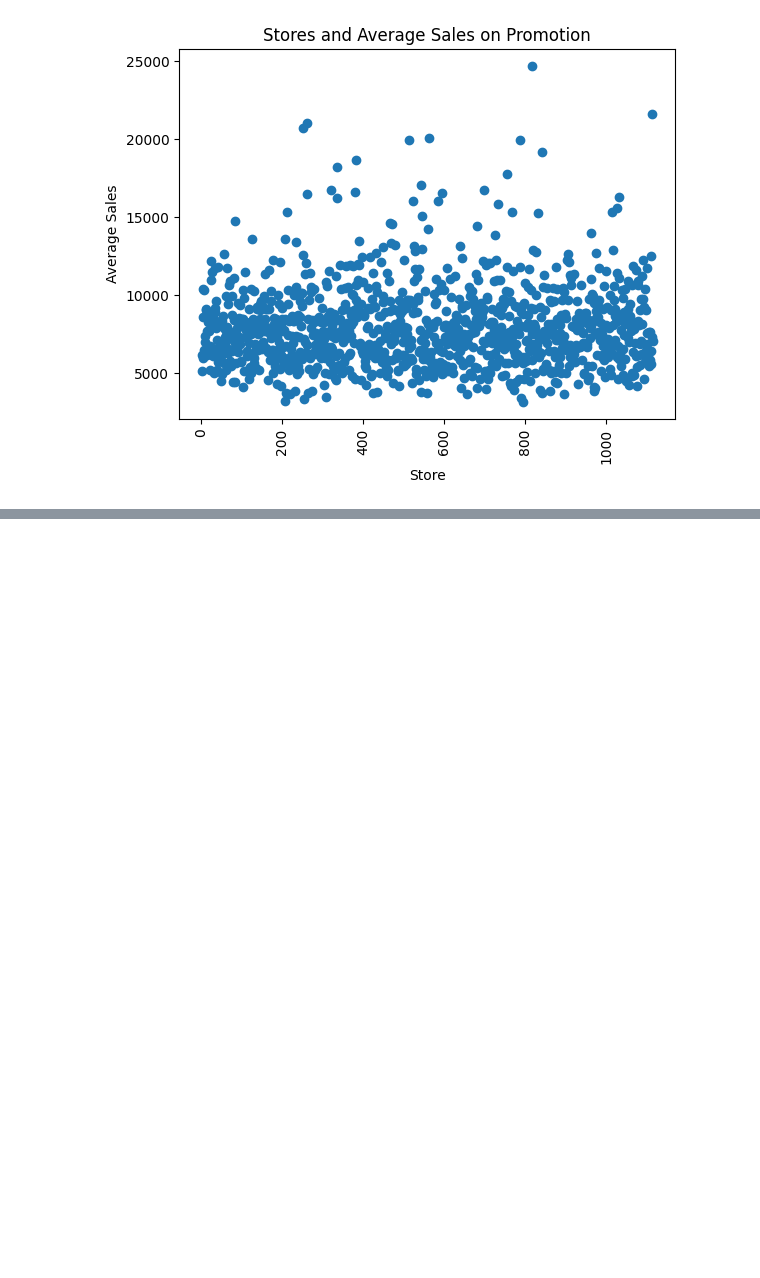
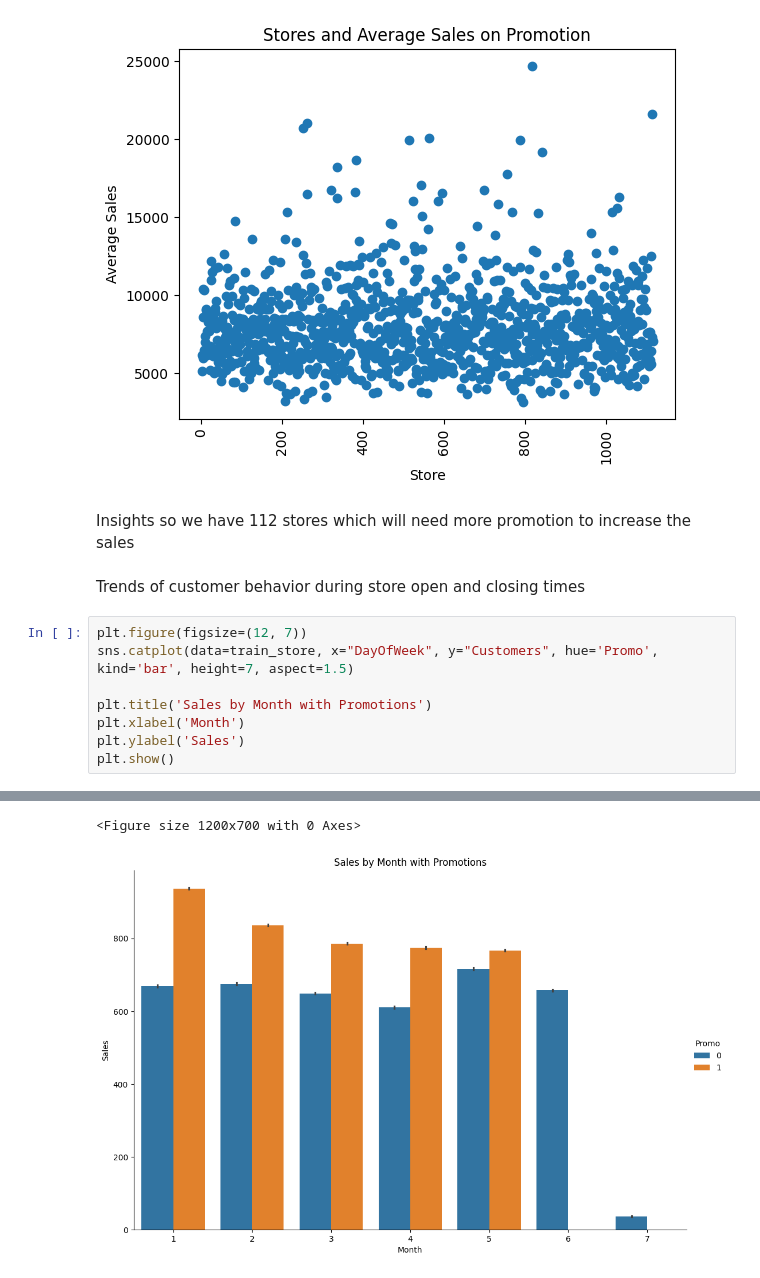
Before and after one commit to brook1167/Rossmann-Pharmaceuticals, a Jupyter notebook: notebooks/exploratory_analysis.ipynb, the cells around one changed output, grey strips where cells are left out. Saved outputs shown, nothing was run; the diff lists cells and outputs as text; blank space fills up the shorter version.

```diff
--- a/notebooks/exploratory_analysis.ipynb
+++ b/notebooks/exploratory_analysis.ipynb
@@ -337,3 +337,16 @@ plt.show()
 # %% [output]
 Number of Stores with less than 5143.545555555555 mean sales are 112
 [figure]
+# %% [markdown]
+Insights so we have 112 stores which will need more promotion to increase the sales
+# %% [markdown]
+Trends of customer behavior during store open and closing times
+# %%
+plt.figure(figsize=(12, 7))
+sns.catplot(data=train_store, x="DayOfWeek", y="Customers", hue='Promo', kind='bar', height=7, aspect=1.5)
+
+plt.title('Sales by Month with Promotions')
+plt.xlabel('Month')
+plt.ylabel('Sales')
+plt.show()
+# %% [output]
@@ -339,0 +355,2 @@ Number of Stores with less than 5143.545555555555 mean sales are 112
+<Figure size 1200x700 with 0 Axes>
+[figure, added]
```
Also changed, not shown: parts of 8 cells of this notebook.
